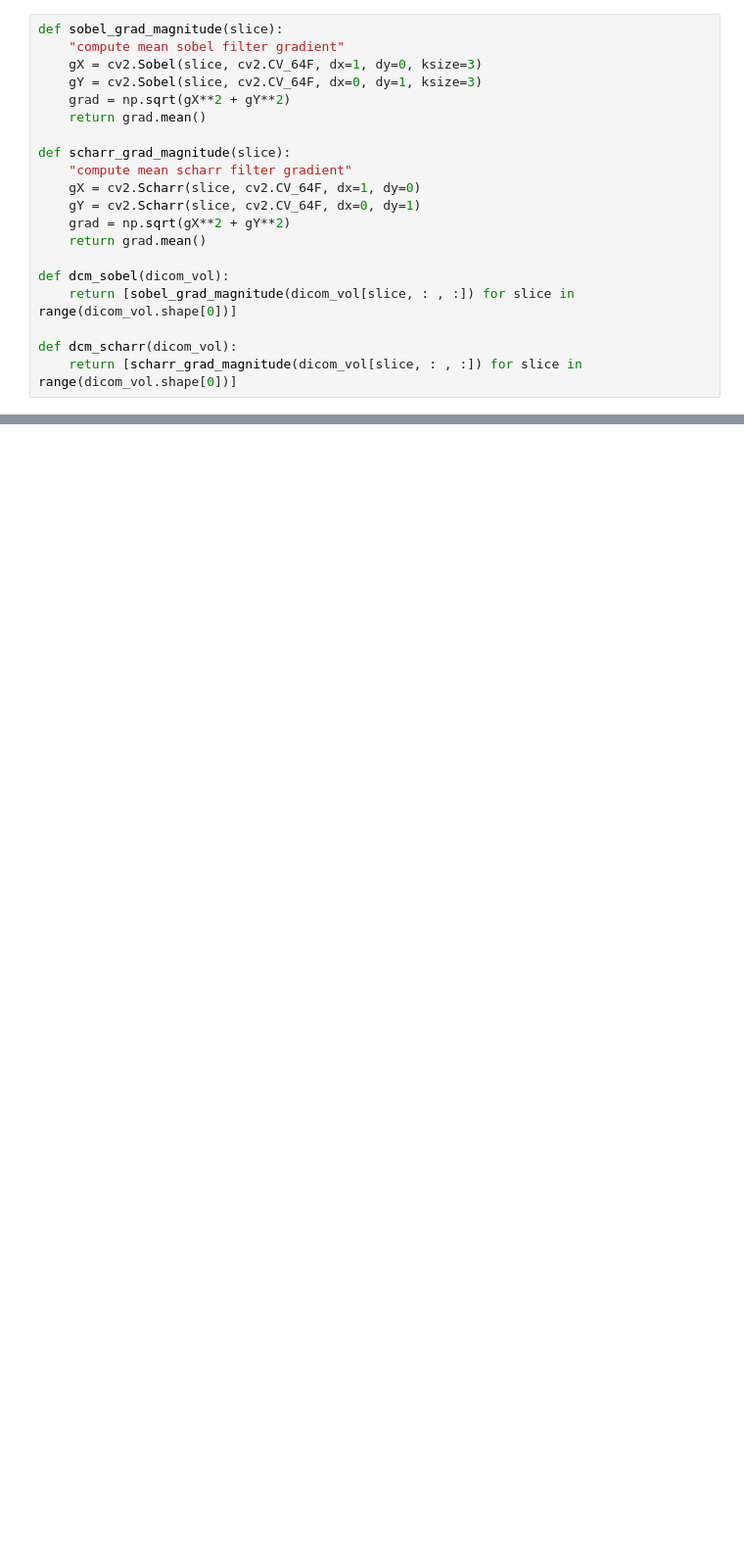
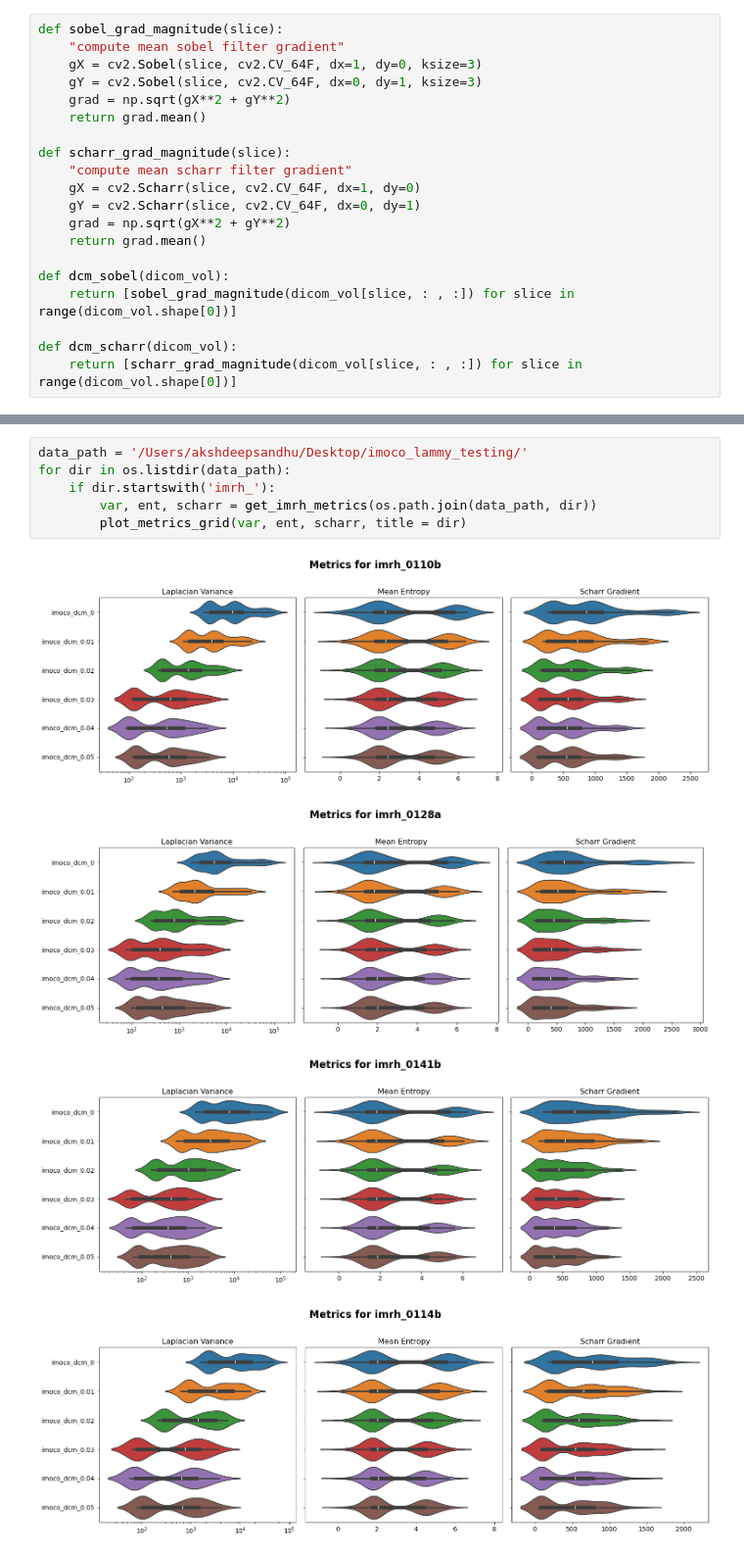
Before and after one commit to akshdeepsandhu/MRI, a Jupyter notebook: src/imoco_metrics/alt-metrics.ipynb, the cells around one changed output, grey strips where cells are left out. Shown at 98% size. Cells and saved outputs as stored; diff of their text form; blank space fills up the shorter version.

```diff
--- a/src/imoco_metrics/alt-metrics.ipynb
+++ b/src/imoco_metrics/alt-metrics.ipynb
@@ -199,0 +322,11 @@ This is a bit less clear, but again the lower DCM values tend to have higher gra
+# %%
+data_path = '/Users/akshdeepsandhu/Desktop/imoco_lammy_testing/'
+for dir in os.listdir(data_path):
+    if dir.startswith('imrh_'):
+        var, ent, scharr = get_imrh_metrics(os.path.join(data_path, dir))
+        plot_metrics_grid(var, ent, scharr, title = dir)
+# %% [output]
+[figure, added]
+[figure, added]
+[figure, added]
+[figure, added]
```
Also changed, not shown: parts of 14 cells of this notebook.
